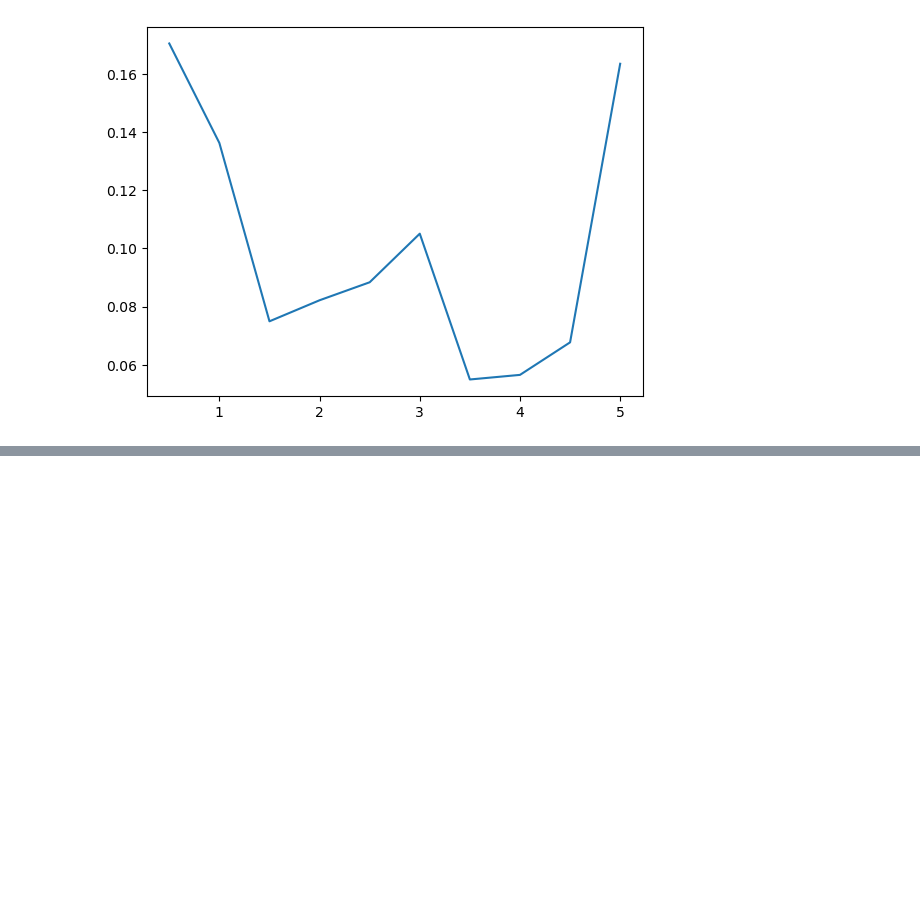
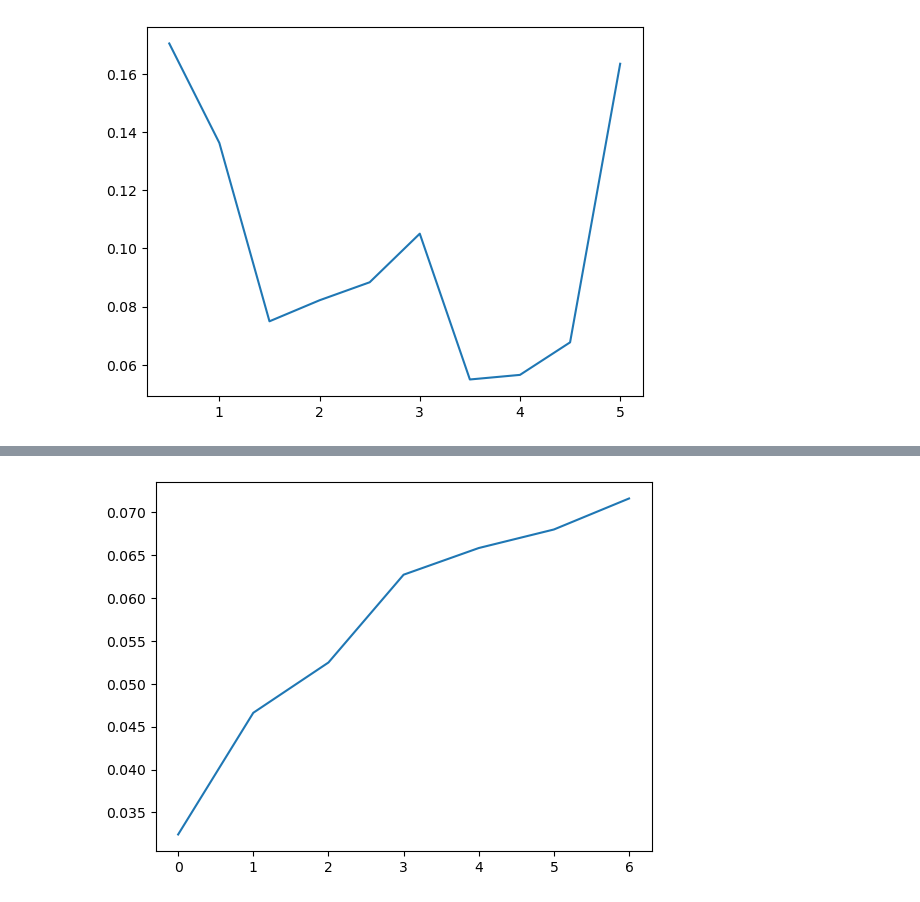
Before and after one commit to Erdos-Projects/fall-2025-predicting-movie-success, a Jupyter notebook: Pictures_Set_Up/Picture_Set_Up.ipynb, the cells around one changed output, grey strips where cells are left out. Saved outputs shown, nothing was run; the diff lists cells and outputs as text; code cells hidden in the pictures; blank space fills up the shorter version.

```diff
--- a/Pictures_Set_Up/Picture_Set_Up.ipynb
+++ b/Pictures_Set_Up/Picture_Set_Up.ipynb
@@ -43,0 +67,24 @@ plt.savefig('nonbell_user_arkhamknightride.png')
+# %%
+movies_to_use = [0,1,2,3,4,5,6]
+df_restr = df.iloc[movies_to_use]
+x = movies_to_use
+y = df_restr['change_dist']
+
+ax = plt.plot(x,y)
+
+##TODO: Come back and actually finish this
+
+# for i in range(len(movies_to_use)):
+#     ax.annotate(
+#         df_restr['Unnamed: 0'].iloc[i], xy = (i,df_restr['Unnamed: 0'].iloc[i])
+#     )
+
+
+
+# for i in range(9):
+#     titles = []
+#     dists = []
+#     for j in range(7):
+#         titles.append
+# %% [output]
+[figure, added]
```
Also changed, not shown: parts of 1 cell of this notebook, 1 other file.
